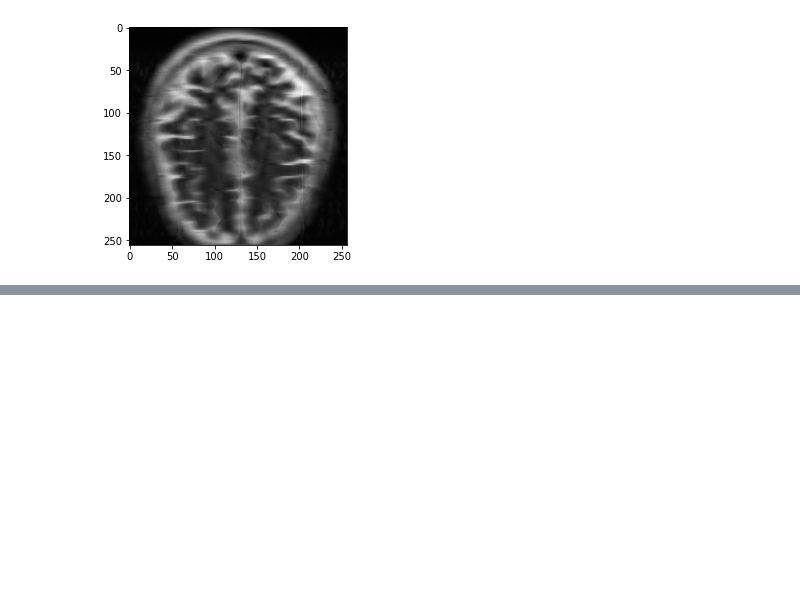
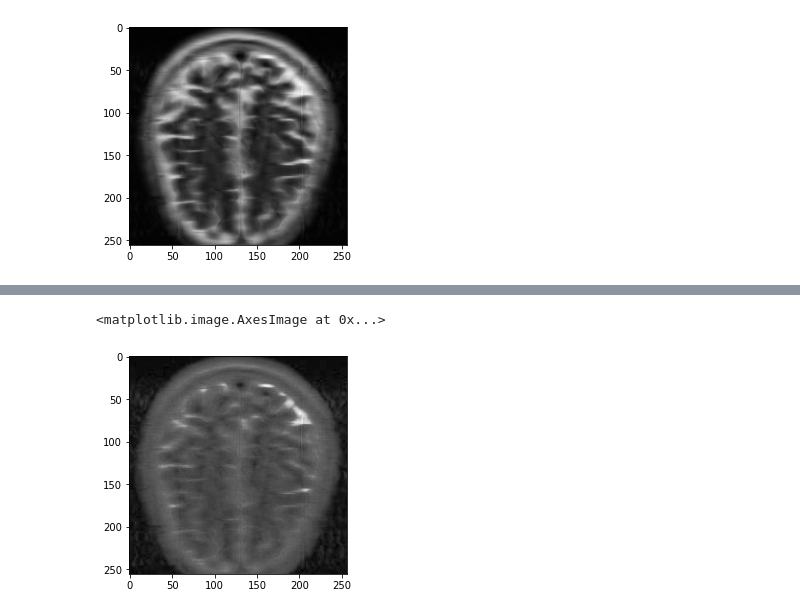
Before and after one commit to athornton1618/MRI_Compression, a Jupyter notebook: scripts/signal_processing_k_coefficient.ipynb, the cells around one changed output, grey strips where cells are left out. Cells and saved outputs as stored; diff of their text form; code cells hidden in the pictures; blank space fills up the shorter version.

```diff
--- a/scripts/signal_processing_k_coefficient.ipynb
+++ b/scripts/signal_processing_k_coefficient.ipynb
@@ -16,6 +17,14 @@ def combine_all_coils(volume_kspace,slice_idx):
     slice_image_abs = fastmri.complex_abs(slice_image)   # Compute absolute value to get a real image
     slice_image_rss = fastmri.rss(slice_image_abs, dim=0)
     return slice_image_rss.numpy()
+# %%
+def to_jpeg(X,X_true):
+    matplotlib.image.imsave('X.jpg', X)
+    image = Image.open('X.jpg').convert('L')
+    # convert image to numpy array
+    X_jpeg = np.asarray(image.getdata()).reshape(image.size)
+    X_jpeg = X_jpeg*np.max(X_true)/255
+    return X_jpeg
 # %%
 def resize_scan(X):
     # Raw image is a rectangle, crop to be square
@@ -59,0 +129,10 @@ plt.imshow(np.abs(X_reconstruct), cmap='gray')
+# %%
+# Illustrating how bad jpeg is, here's perfoming it 3x recursively
+X_recursive = X
+for ii in range(3):
+    X_recursive = to_jpeg(X_recursive,X)
+
+plt.imshow(np.abs(X_recursive), cmap='gray')
+# %% [output]
+<matplotlib.image.AxesImage at 0x...>
+[figure, added]
```
Also changed, not shown: parts of 7 cells of this notebook.
